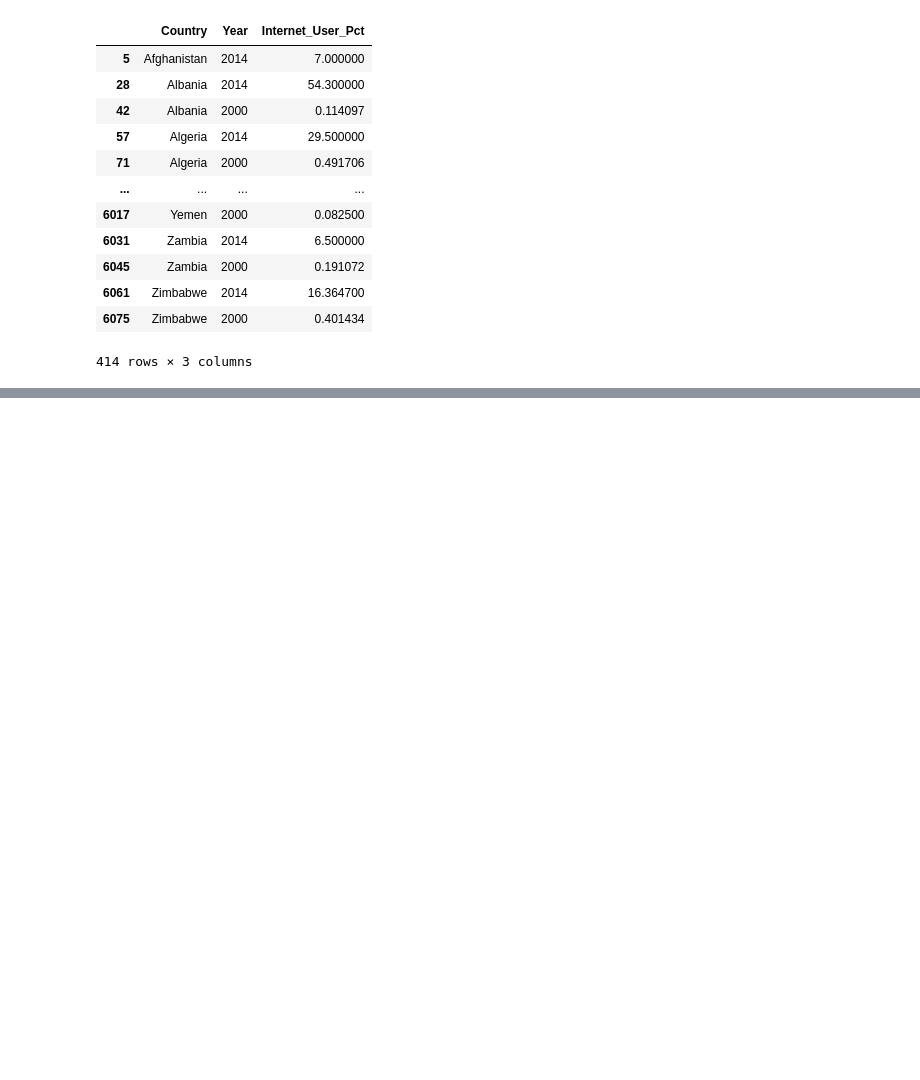
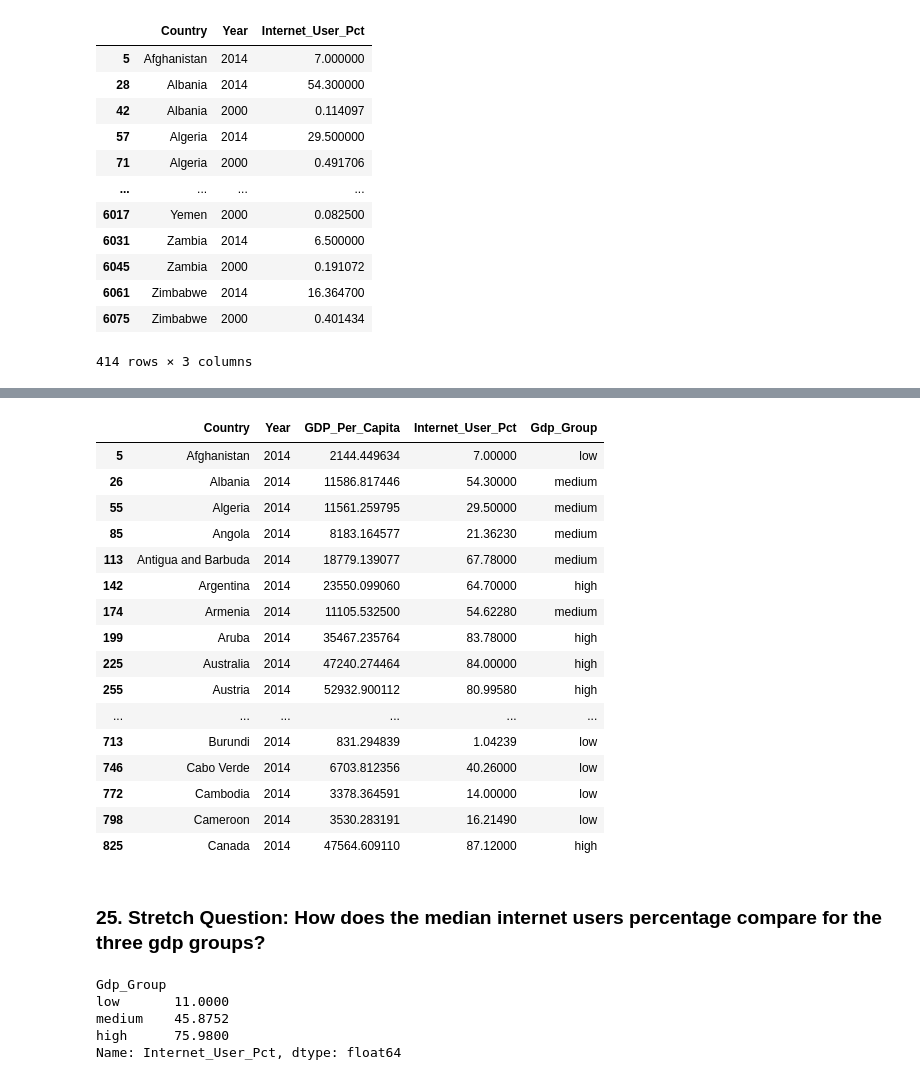
Before and after one commit to NSS-Data-Analytics-Cohort-13/un-exploration-zaheeruddinlodhi, a Jupyter notebook: Notebooks/UN_Project.ipynb, the cells around one changed output, grey strips where cells are left out. Cells and saved outputs as stored; diff of their text form; code cells hidden in the pictures; blank space fills up the shorter version.

```diff
--- a/Notebooks/UN_Project.ipynb
+++ b/Notebooks/UN_Project.ipynb
@@ -475,0 +744,2 @@ df_filtered
+# %%
+gdp_and_internet_use_2014['Gdp_Group'] = pd.qcut(gdp_and_internet_use_2014['GDP_Per_Capita'], q=3, labels=["low", "medium", "high"])
@@ -475,0 +752,22 @@ df_filtered
+# %%
+gdp_and_internet_use_2014.head(30)
+# %% [output]
+|  | Country | Year | GDP_Per_Capita | Internet_User_Pct | Gdp_Group |
+| 5 | Afghanistan | 2014 | 2144.449634 | 7.00000 | low |
+| 26 | Albania | 2014 | 11586.817446 | 54.30000 | medium |
+| 55 | Algeria | 2014 | 11561.259795 | 29.50000 | medium |
+| 85 | Angola | 2014 | 8183.164577 | 21.36230 | medium |
+| 113 | Antigua and Barbuda | 2014 | 18779.139077 | 67.78000 | medium |
+| 142 | Argentina | 2014 | 23550.099060 | 64.70000 | high |
+| 174 | Armenia | 2014 | 11105.532500 | 54.62280 | medium |
+| 199 | Aruba | 2014 | 35467.235764 | 83.78000 | high |
+| 225 | Australia | 2014 | 47240.274464 | 84.00000 | high |
+| 255 | Austria | 2014 | 52932.900112 | 80.99580 | high |
+| ... | ... | ... | ... | ... | ... |
+| 713 | Burundi | 2014 | 831.294839 | 1.04239 | low |
+| 746 | Cabo Verde | 2014 | 6703.812356 | 40.26000 | low |
+| 772 | Cambodia | 2014 | 3378.364591 | 14.00000 | low |
+| 798 | Cameroon | 2014 | 3530.283191 | 16.21490 | low |
+| 825 | Canada | 2014 | 47564.609110 | 87.12000 | high |
+# %% [markdown]
+### 25. **Stretch Question:** How does the median internet users percentage compare for the three gdp groups?
@@ -475,0 +776,8 @@ df_filtered
+# %%
+median_internet_users
+# %% [output]
+Gdp_Group
+low       11.0000
+medium    45.8752
+high      75.9800
+Name: Internet_User_Pct, dtype: float64
```
Also changed, not shown: parts of 40 cells of this notebook.
